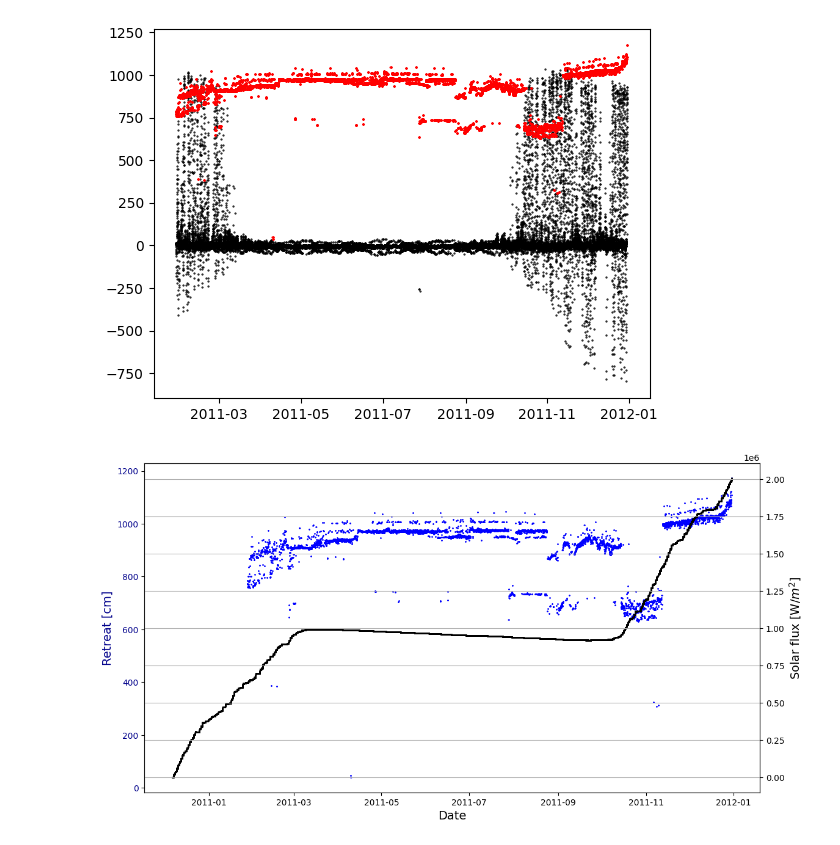
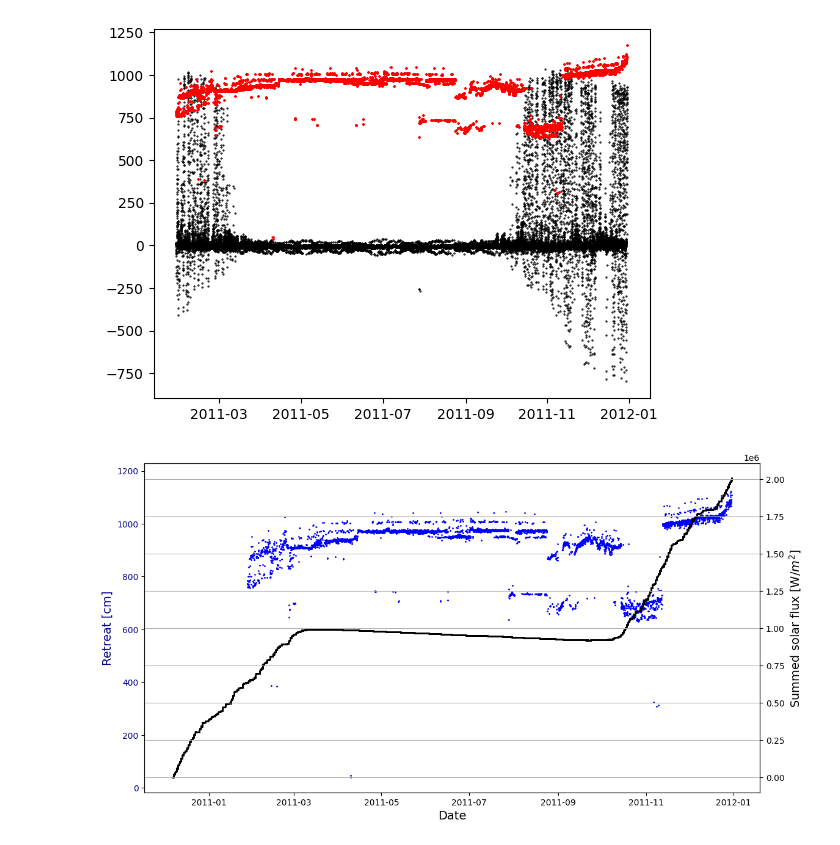
Before and after one commit to lsperezm/Martian_Icy_Scarps, a Jupyter notebook: Code/Antarctica.ipynb, the cells around one changed output. Drawn from its saved outputs; the diff is of its cells as text; code cells hidden in the pictures.

```diff
--- a/Code/Antarctica.ipynb
+++ b/Code/Antarctica.ipynb
@@ -678,19 +878,19 @@ plt.scatter(date[5000:],dist[5000:],marker='.',color='red',s=1)
 # %%
 fig, ax1=plt.subplots(figsize=(13,7))
 
 ax1.scatter(date[5000:],dist[5000:],marker='.',color='blue',s=1)
 
 ax1.set_ylabel('Retreat [cm]',fontsize=14,color='darkblue')
 ax1.set_xlabel('Date',fontsize=14)
 ax1.tick_params(axis='y',labelcolor='darkblue')
 
 ax2=ax1.twinx()
 ax2.scatter(date,sum_sf,marker='.',color='black',s=1)
-ax2.set_ylabel(r'Solar flux [W/$m^2$]',fontsize=14,color='black')
+ax2.set_ylabel(r'Summed solar flux [W/$m^2$]',fontsize=14,color='black')
 ax2.tick_params(axis='y',labelcolor='black')
 
 plt.grid(True)
 plt.savefig('SolarFlux_Ant.png')
 plt.show()
 # %% [output]
-[figure, old version]
+[figure, new version]
```
Also changed, not shown: parts of 17 cells of this notebook, 24 other files.
